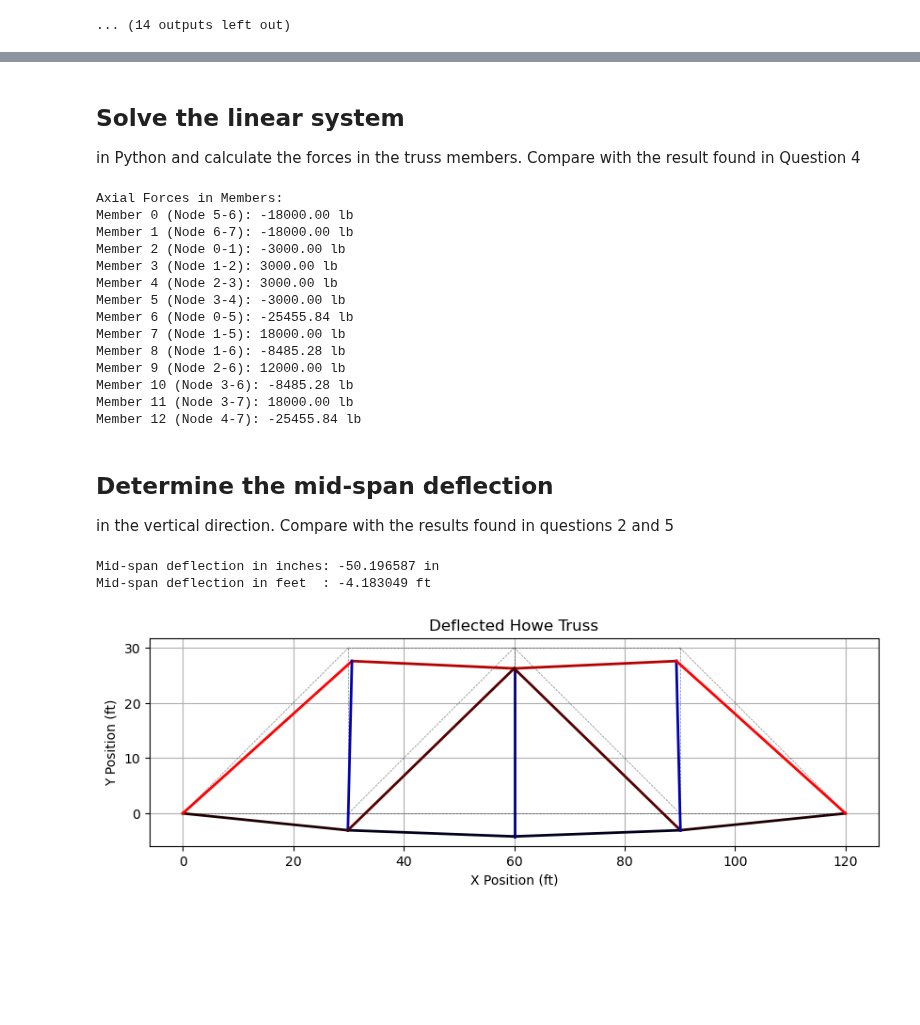
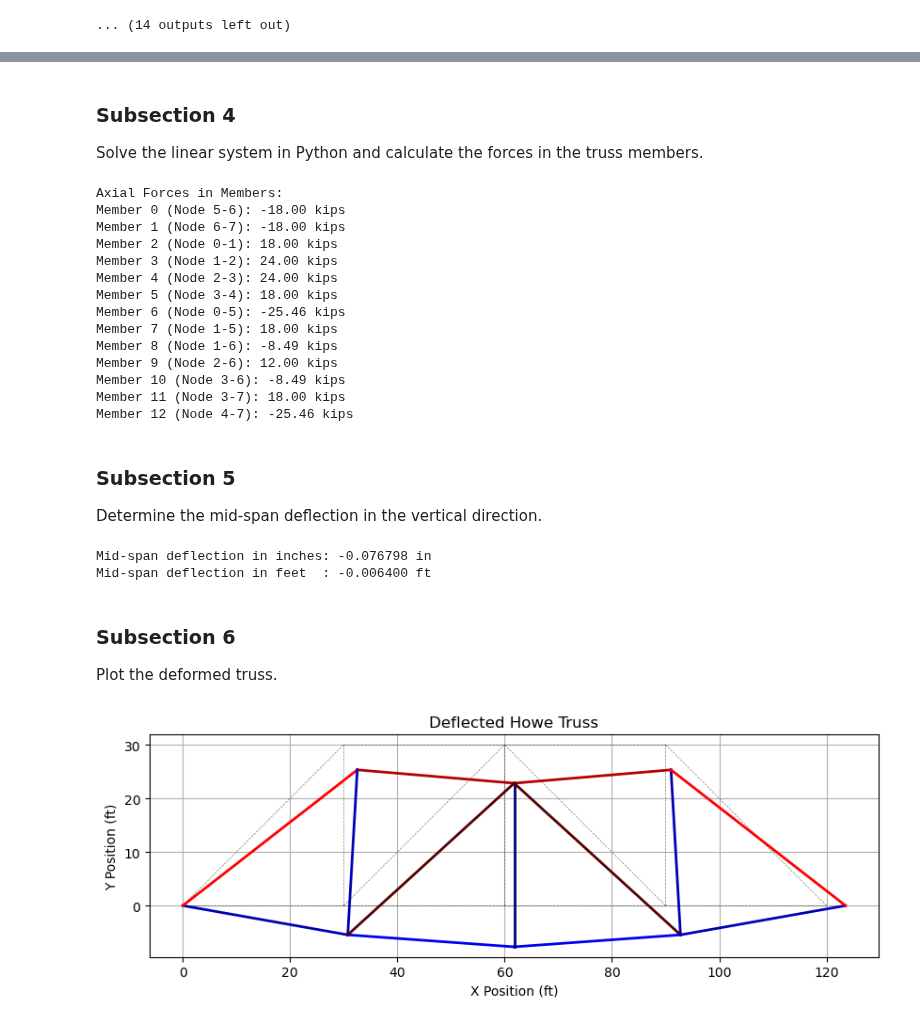
Before and after one commit to TheBestBot/ae353-sp25, a Jupyter notebook: examples/CEE_360_Code.ipynb, the cells around one changed output, grey strips where cells are left out. Saved outputs shown, nothing was run; the diff lists cells and outputs as text; code cells hidden in the pictures; blank space fills up the shorter version.

Commit message:
fix units

```diff
--- a/examples/CEE_360_Code.ipynb
+++ b/examples/CEE_360_Code.ipynb
@@ -141,15 +143,15 @@ $\displaystyle \left[\begin{array}{cccccccccccccccc}3205.6656133884 & 837.332280
 # %% [markdown]
-## Solve the linear system
-in Python and calculate the forces in the truss members. Compare with the result found in Question 4
+### Subsection 4
+Solve the linear system in Python and calculate the forces in the truss members.
 # %%
 # Add in loading conditions
 F_global = np.zeros(n_dof)
-F_global[3] = -12000
-F_global[5] = -12000
-F_global[7] = -12000
+F_global[3] = -12
+F_global[5] = -12
+F_global[7] = -12
 
 # Boundary nodes
-fixed_dofs = [0, 1, 8, 9]
+fixed_dofs = [0, 1, 9]
 
 # Free nodes
 all_dofs = np.arange(n_dof)
@@ -187,34 +189,37 @@ for i, (n1, n2) in enumerate(members):
 print("\nAxial Forces in Members:")
 for i, force in enumerate(member_forces):
     n1, n2 = members[i]
-    print(f"Member {i} (Node {n1}-{n2}): {force:.2f} lb")
+    print(f"Member {i} (Node {n1}-{n2}): {force:.2f} kips")
 # %% [output]
 Axial Forces in Members:
-Member 0 (Node 5-6): -18000.00 lb
-Member 1 (Node 6-7): -18000.00 lb
-Member 2 (Node 0-1): -3000.00 lb
-Member 3 (Node 1-2): 3000.00 lb
-Member 4 (Node 2-3): 3000.00 lb
-Member 5 (Node 3-4): -3000.00 lb
-Member 6 (Node 0-5): -25455.84 lb
-Member 7 (Node 1-5): 18000.00 lb
-Member 8 (Node 1-6): -8485.28 lb
-Member 9 (Node 2-6): 12000.00 lb
-Member 10 (Node 3-6): -8485.28 lb
-Member 11 (Node 3-7): 18000.00 lb
-Member 12 (Node 4-7): -25455.84 lb
+Member 0 (Node 5-6): -18.00 kips
+Member 1 (Node 6-7): -18.00 kips
+Member 2 (Node 0-1): 18.00 kips
+Member 3 (Node 1-2): 24.00 kips
+Member 4 (Node 2-3): 24.00 kips
+Member 5 (Node 3-4): 18.00 kips
+Member 6 (Node 0-5): -25.46 kips
+Member 7 (Node 1-5): 18.00 kips
+Member 8 (Node 1-6): -8.49 kips
+Member 9 (Node 2-6): 12.00 kips
+Member 10 (Node 3-6): -8.49 kips
+Member 11 (Node 3-7): 18.00 kips
+Member 12 (Node 4-7): -25.46 kips
 # %% [markdown]
-## Determine the mid-span deflection
-in the vertical direction. Compare with the results found in questions 2 and 5
+### Subsection 5
+Determine the mid-span deflection in the vertical direction.
 # %%
 mid_span_deflection = U_global[5]
 print(f"Mid-span deflection in inches: {mid_span_deflection:.6f} in")
 print(f"Mid-span deflection in feet  : {mid_span_deflection / 12:.6f} ft")
 # %% [output]
-Mid-span deflection in inches: -50.196587 in
-Mid-span deflection in feet  : -4.183049 ft
+Mid-span deflection in inches: -0.076798 in
+Mid-span deflection in feet  : -0.006400 ft
+# %% [markdown]
+### Subsection 6
+Plot the deformed truss.
 # %%
-scale = 1 / 12 # forgot to fix units lol
+scale = 100 # forgot to fix units lol
 
 # Find displaced node locations
 displaced_nodes = {}
@@ -232,31 +237,31 @@ def get_member_color(force, max_force):
     if abs(force) < 1e-3:
         return 'black'
     norm_force = min(abs(force) / max_force, 1.0)
     if force > 0:
         return mcolors.to_hex((0, 0, norm_force))
     else:
         return mcolors.to_hex((norm_force, 0, 0))
 max_force = max(abs(f) for f in member_forces)
 
 # Plot undeformed truss
 fig, ax = plt.subplots(figsize=(10, 5))
 for n1, n2 in members:
     x_vals = [nodes[n1][0], nodes[n2][0]]
     y_vals = [nodes[n1][1], nodes[n2][1]]
     ax.plot(x_vals, y_vals, 'k--', linewidth=0.5, alpha=0.5)
 
 # Plot deformed truss
 for i, (n1, n2) in enumerate(members):
     x_vals = [displaced_nodes[n1][0], displaced_nodes[n2][0]]
     y_vals = [displaced_nodes[n1][1], displaced_nodes[n2][1]]
     color = get_member_color(member_forces[i], max_force)
     ax.plot(x_vals, y_vals, color=color, linewidth=2)
 
 ax.set_aspect('equal')
 ax.set_title("Deflected Howe Truss")
 ax.set_xlabel("X Position (ft)")
 ax.set_ylabel("Y Position (ft)")
 plt.grid(True)
 plt.show()
 # %% [output]
-[figure, old version]
+[figure, new version]
```
Also changed, not shown: parts of 3 cells of this notebook.
